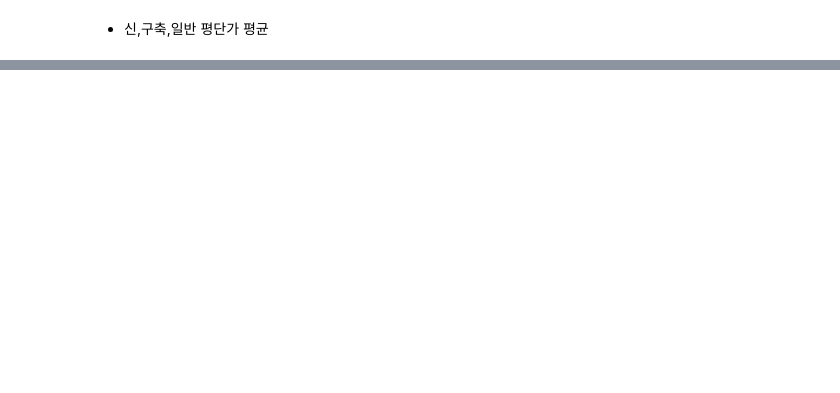
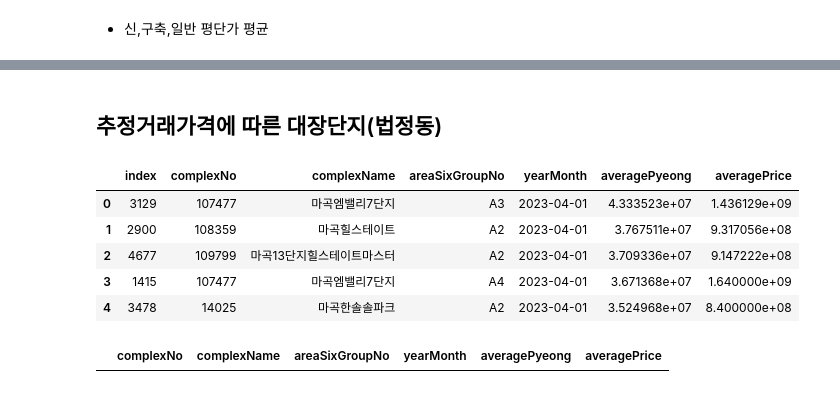
Before and after one commit to ljs7463/prop-tech, a Jupyter notebook: 부동산 보고서 프로젝트/report.ipynb, the cells around one changed output, grey strips where cells are left out. Cells and saved outputs as stored; diff of their text form; code cells hidden in the pictures; blank space fills up the shorter version.

```diff
--- a/부동산 보고서 프로젝트/report.ipynb
+++ b/부동산 보고서 프로젝트/report.ipynb
@@ -422,0 +404,16 @@ df_bdong_trading[df_bdong_trading['yearMonth']=='2023-03-01'].sort_values(by ='a
+# %% [markdown]
+## 추정거래가격에 따른 대장단지(법정동)
+# %%
+df_bdong.loc[df_bdong['yearMonth']=='2023-04-01',['complexNo','complexName','areaSixGroupNo','yearMonth','averagePyeong','averagePrice']].sort_values(by = 'averagePyeong',ascending =False).iloc[:5].reset_index()
+# %% [output]
+|  | index | complexNo | complexName | areaSixGroupNo | yearMonth | averagePyeong | averagePrice |
+| 0 | 3129 | 107477 | 마곡엠밸리7단지 | A3 | 2023-04-01 | 4.333523e+07 | 1.436129e+09 |
+| 1 | 2900 | 108359 | 마곡힐스테이트 | A2 | 2023-04-01 | 3.767511e+07 | 9.317056e+08 |
+| 2 | 4677 | 109799 | 마곡13단지힐스테이트마스터 | A2 | 2023-04-01 | 3.709336e+07 | 9.147222e+08 |
+| 3 | 1415 | 107477 | 마곡엠밸리7단지 | A4 | 2023-04-01 | 3.671368e+07 | 1.640000e+09 |
+| 4 | 3478 | 14025 | 마곡한솔솔파크 | A2 | 2023-04-01 | 3.524968e+07 | 8.400000e+08 |
+# %%
+# 거래가 한번도 없어서 추정하지 못하는 단지
+df_bdong.loc[(df_bdong['yearMonth']=='2023-04-01')&(df_bdong['averagePyeong'].isna()),['complexNo','complexName','areaSixGroupNo','yearMonth','averagePyeong','averagePrice']].sort_values(by = 'averagePyeong',ascending =False).reset_index(drop =True)
+# %% [output]
+|  | complexNo | complexName | areaSixGroupNo | yearMonth | averagePyeong | averagePrice |
```
Also changed, not shown: parts of 32 cells of this notebook.
